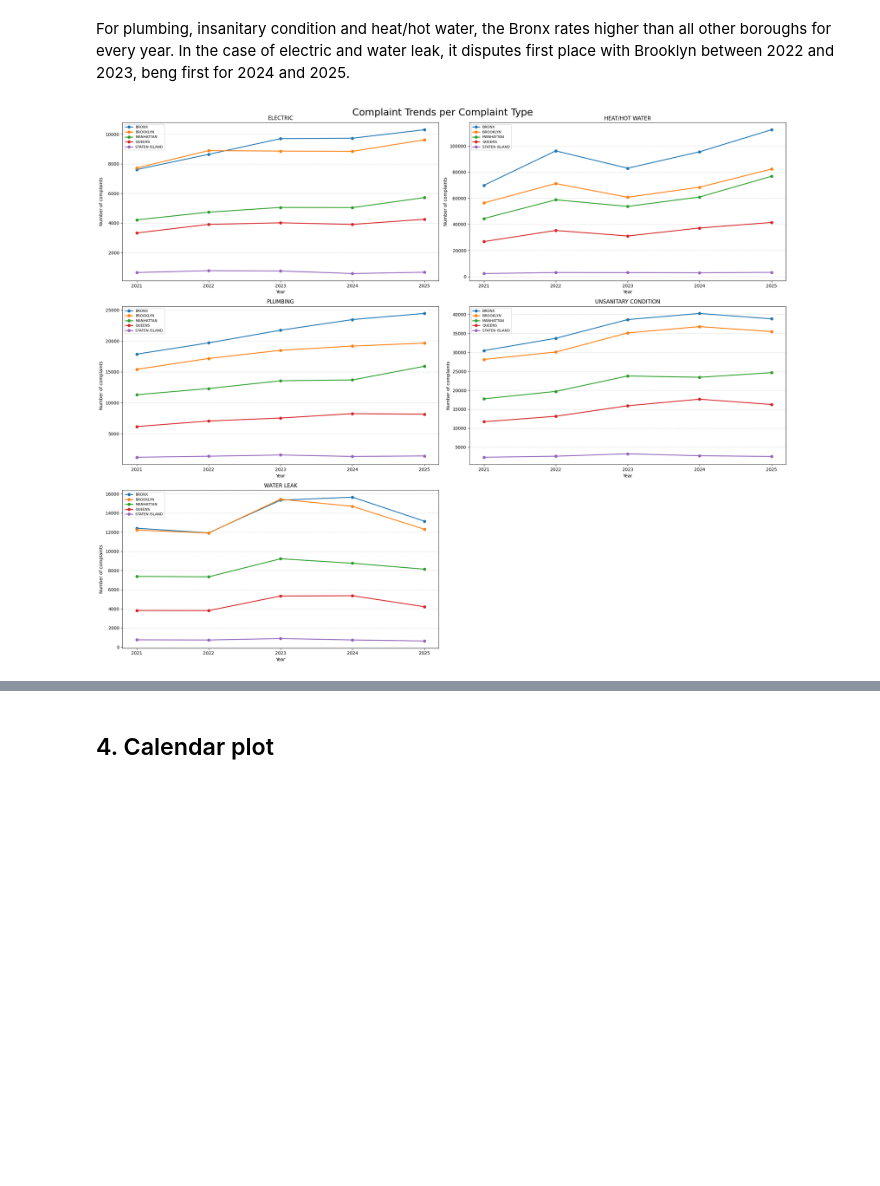
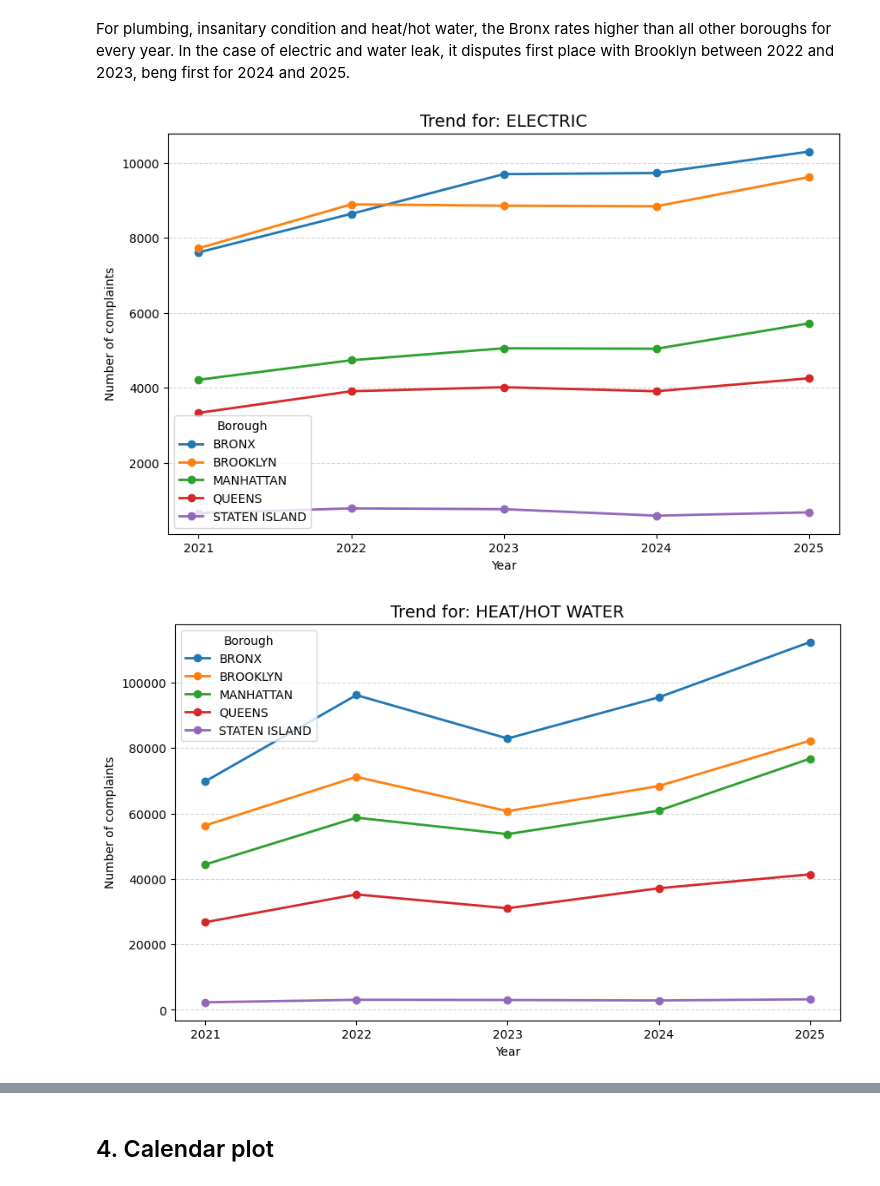
Before and after one commit to mariatmvendas/sdata_project, a Jupyter notebook: analysis_complaints.ipynb, the cells around one changed output, grey strips where cells are left out. Cells and saved outputs as stored; diff of their text form; code cells hidden in the pictures; blank space fills up the shorter version.

```diff
--- a/analysis_complaints.ipynb
+++ b/analysis_complaints.ipynb
@@ -324,33 +410,43 @@ year
 # %% [markdown]
 For plumbing, insanitary condition and heat/hot water, the Bronx rates higher than all other boroughs for every year. In the case of electric and water leak, it disputes first place with Brooklyn between 2022 and 2023, beng first for 2024 and 2025.
 # %%
+import matplotlib.pyplot as plt
+
+# 1. Grouping logic (remains the same)
 grouped = (df_complaints.groupby(["borough", "year", "complaint_type"]).size().reset_index(name="count"))
-
 complaints = grouped["complaint_type"].unique()
 years = sorted(grouped["year"].unique())
 
-fig, axes = plt.subplots(3, 2, figsize=(22, 18))
-axes = axes.flatten()
+# 2. Iterate and create separate plots
+for comp in complaints:
+    # Create a new figure for each complaint type
+    plt.figure(figsize=(10, 6))
 
-for i, comp in enumerate(complaints):
     df_c = grouped[grouped["complaint_type"] == comp]
+
     for borough in df_c["borough"].unique():
         df_b = df_c[df_c["borough"] == borough]
-        axes[i].plot(df_b["year"], df_b["count"], marker='o', linewidth=2, label=borough)
+        plt.plot(df_b["year"], df_b["count"], marker='o', linewidth=2, label=borough)
 
-    axes[i].set_title(comp)
-    axes[i].set_xlabel("Year")
-    axes[i].set_ylabel("Number of complaints")
-    axes[i].grid(axis='y', linestyle='--', alpha=0.5)
-    axes[i].legend(fontsize=8)
-    axes[i].set_xticks(years)
+    # Formatting
+    plt.title(f"Trend for: {comp}", fontsize=14)
+    plt.xlabel("Year")
+    plt.ylabel("Number of complaints")
+    plt.grid(axis='y', linestyle='--', alpha=0.5)
+    plt.legend(fontsize=10, title="Borough")
+    plt.xticks(years)
 
-# Remove the unused subplot
-for j in range(len(complaints), len(axes)):
-    fig.delaxes(axes[j])
+    # Clean up filename (replace slashes/spaces so it saves correctly)
+    file_name = comp.replace("/", "_").replace(" ", "_").lower()
 
-plt.suptitle("Complaint Trends per Complaint Type", fontsize=22)
-plt.tight_layout()
-plt.show()
+    # 3. Save each plot individually
+    plt.savefig(f"data/visualizations/complaints/trend_{file_name}.png", dpi=300, bbox_inches='tight')
+
+    # Show the plot
+    plt.show()
+
+    # Close the figure to free up memory
+    plt.close()
 # %% [output]
-[figure, old version]
+[figure, new version]
+[figure, added]
```
Also changed, not shown: parts of 40 cells of this notebook, 5 other files.
